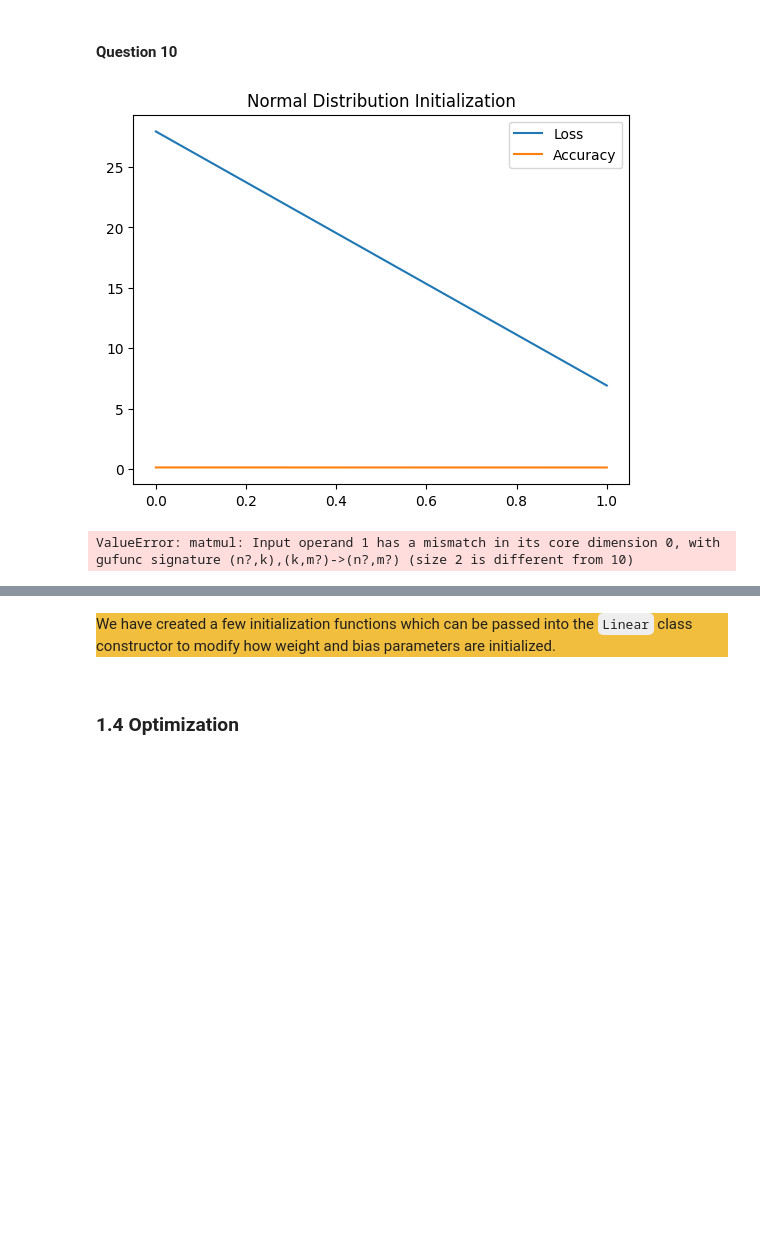
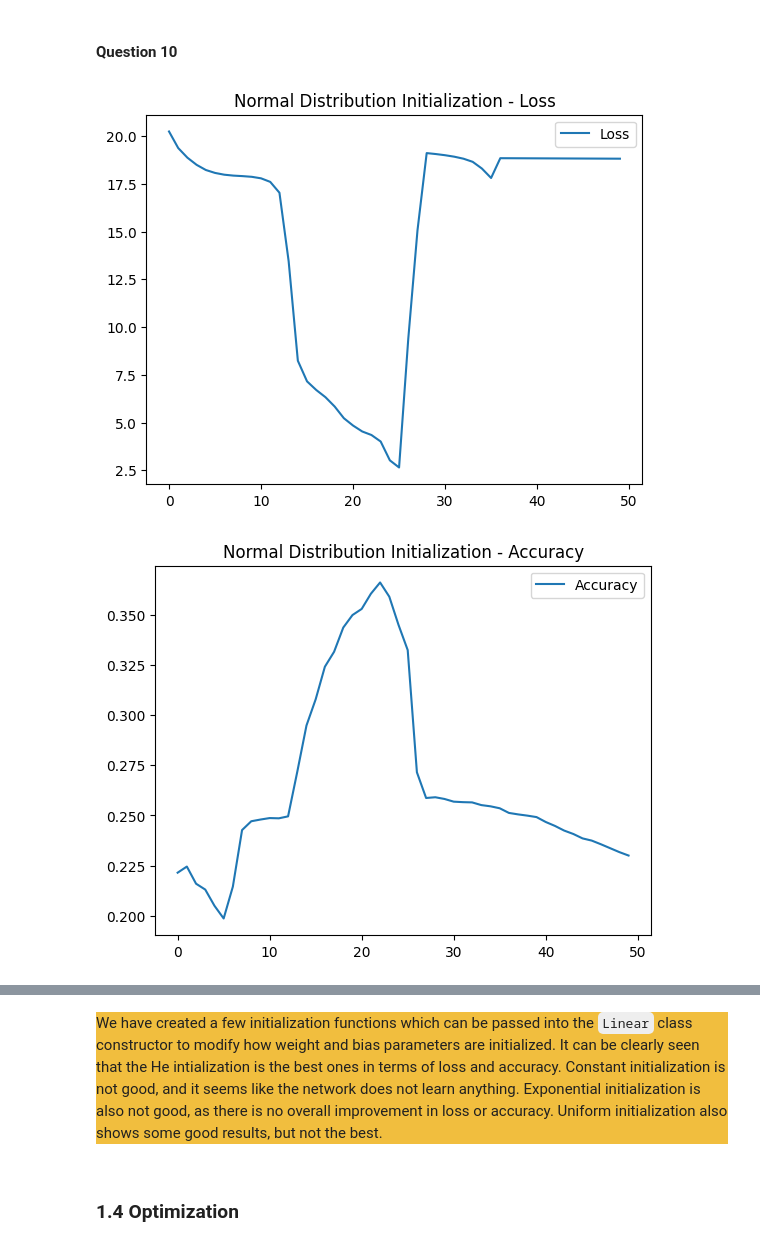
Before and after one commit to daniallegue/ANN-From-Scratch, a Jupyter notebook: Main.ipynb, the cells around one changed output, grey strips where cells are left out. Cells and saved outputs as stored; diff of their text form; code cells hidden in the pictures; blank space fills up the shorter version.

````diff
--- a/Main.ipynb
+++ b/Main.ipynb
@@ -203,8 +203,8 @@ def normal_initialization(f_in, f_out):
     return weight,bias
 
 def exp_initialization(f_in, f_out):
-    weight = np.random.exponential((f_in, f_out), 2)
-    bias = np.random.exponential((1, f_out), 2)
+    weight = np.random.exponential(2, (f_in, f_out))
+    bias = np.random.exponential(2, (1, f_out))
     return weight,bias
 
 def he_initialization(f_in, f_out):
@@ -428,4 +432,20 @@ def train(net, inputs, labels, criterion, lr, epochs):
     return losses, accuracies
 # %% [markdown]
 #### Question 7
+# %%
+def create_batches(features, targets, batch_length):
+
+    num_samples = len(features)
+    remaining = num_samples % 64
+
+    features = features[:-remaining]
+    targets = targets[:-remaining]
+
+    num_batches = num_samples // batch_length
+
+    batches_features = [features[i * batch_length: (i + 1) * batch_length] for i in range(num_batches)]
+    batches_targets = [targets[i * batch_length: (i + 1) * batch_length] for i in range(num_batches)]
+
+
+    return batches_features, batches_targets
 # %%
@@ -444,0 +470,2 @@ y_test = y_test.transpose()
+# %%
+X_train, y_train, X_test, y_test = divide_data(features, targets, 64, 0.7)
@@ -465,30 +500,38 @@ We will stop training after a certain number of iterations (epochs), or after th
 # %% [markdown]
 #### Question 10
 # %%
-epochs = 25
+epochs = 50
 
 relu = ReLU()
 softmax = SoftMax()
 initialization_functions = [(normal_initialization, 'Normal Distribution'), (exp_initialization, 'Exponential Distribution'), (uniform_initialization, 'Uniform Distribution'), (constant_initialization, 'Constant'), (he_initialization, 'He')]
 
 for init, name in initialization_functions:
     loss_arr, accuracy_arr = [], []
 
     for _ in range(2):
         layers = [Linear(10, 8, init, relu), Linear(8, 8, init, relu), Linear(8, 8, init, relu), Linear(8, 7, init, softmax)]
         network = Network(layers)
-        losses, accuracies = train(network, X_train, y_train, loss, 0.01, epochs)
+        losses, accuracies = train(network, X_train, y_train, loss, 0.0001, epochs)
         loss_arr.append(losses)
         accuracy_arr.append(accuracies)
 
-    calculated_loss = np.mean(loss_arr, axis=1)
-    calculated_accuracy = np.mean(accuracy_arr, axis=1)
+    calculated_loss = np.mean(loss_arr, axis=0)
+    calculated_accuracy = np.mean(accuracy_arr, axis=0)
 
+    # Plot Loss
+    plt.figure()
     plt.plot(calculated_loss, label='Loss')
+    plt.title(name + " Initialization - Loss")
+    plt.legend()
+
+    # Plot Accuracy
+    plt.figure()
     plt.plot(calculated_accuracy, label='Accuracy')
-    plt.title(name + " Initialization")
+    plt.title(name + " Initialization - Accuracy")
     plt.legend()
-    plt.show()
+
+plt.show()
 # %% [output]
-[figure, old version]
+[figure, new version]
-ValueError: matmul: Input operand 1 has a mismatch in its core dimension 0, with gufunc signature (n?,k),(k,m?)->(n?,m?) (size 2 is different from 10)
+[figure, added]
@@ -495,7 +546,7 @@ ValueError: matmul: Input operand 1 has a mismatch in its core dimension 0, with
 # %% [markdown]
 <div style="background-color:#f1be3e">
 
-We have created a few initialization functions which can be passed into the ```Linear``` class constructor to modify how weight and bias parameters are initialized.
+We have created a few initialization functions which can be passed into the ```Linear``` class constructor to modify how weight and bias parameters are initialized. It can be clearly seen that the He intialization is the best ones in terms of loss and accuracy. Constant initialization is not good, and it seems like the network does not learn anything. Exponential initialization is also not good, as there is no overall improvement in loss or accuracy. Uniform initialization also shows some good results, but not the best.
 # %% [markdown]
 ### 1.4 Optimization
 # %% [markdown]
````
Also changed, not shown: parts of 6 cells of this notebook, 1 other file.
